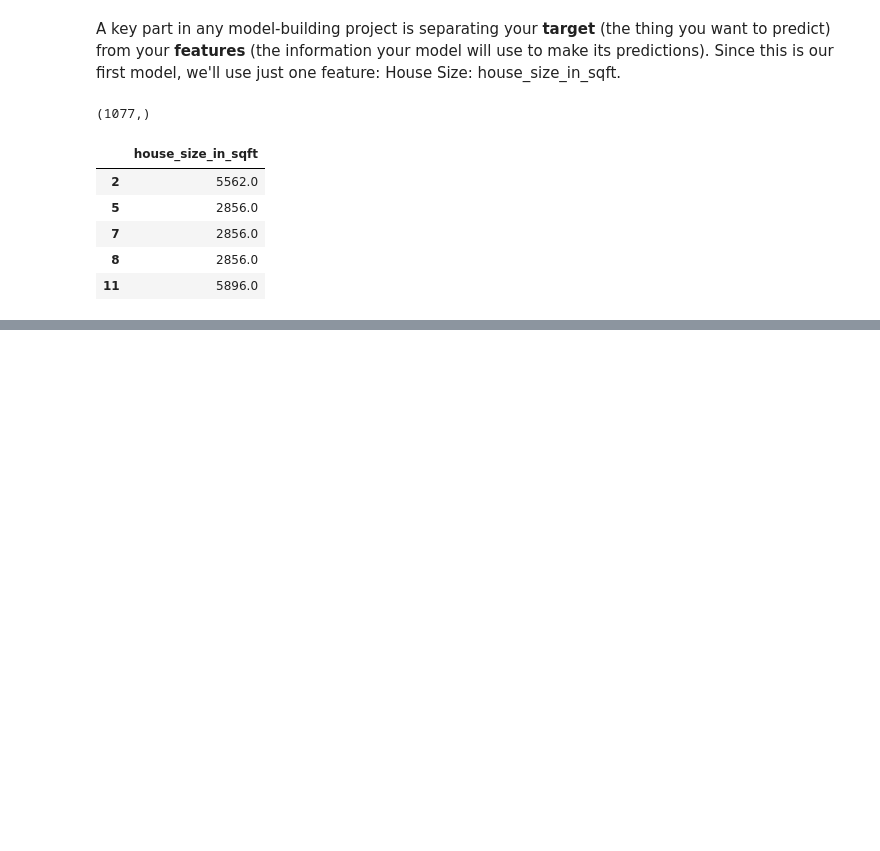
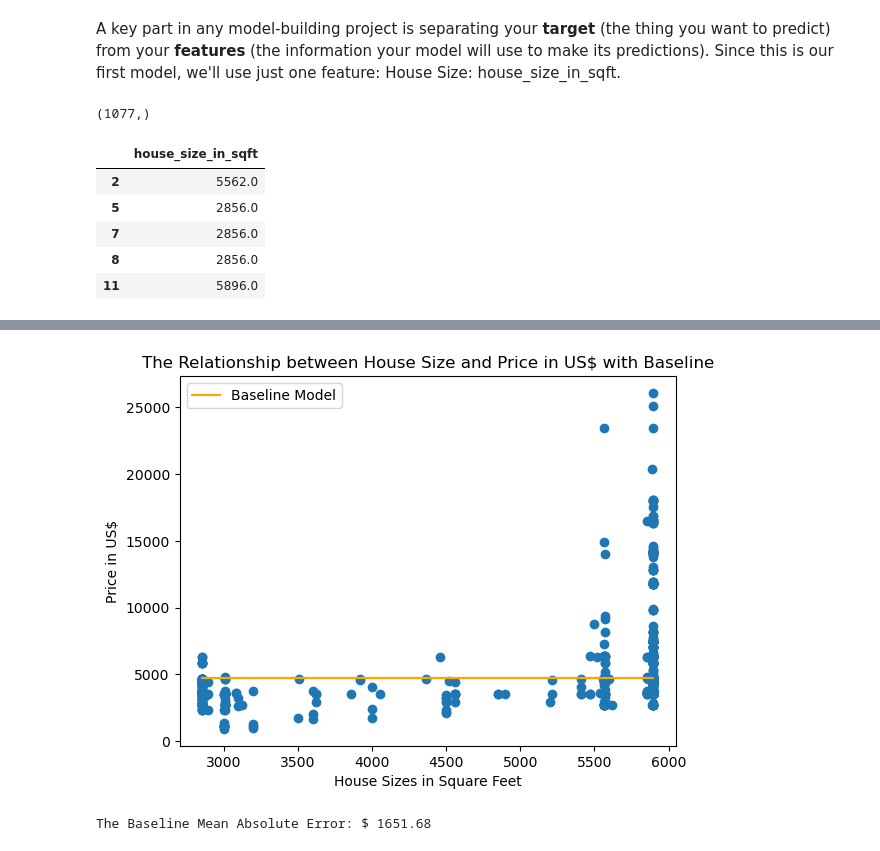
Before and after one commit to dumisanimukuchura/Dehli-Indian-Housing-Analysis-Part-2-Predict-Price-with-Size-Linear-Regression, a Jupyter notebook: notebook/Dehli-Indian-Housing-Analysis-Part-2-Predict-Price-with-Size-Linear-Regression.ipynb, the cells around one changed output, grey strips where cells are left out. Cells and saved outputs as stored; diff of their text form; code cells hidden in the pictures; blank space fills up the shorter version.

Commit message:
Building Model with Linear Regression: Baselining It, Iterating it and Testing it with Mean Absolute Error Perfomance Metric

```diff
--- a/notebook/Dehli-Indian-Housing-Analysis-Part-2-Predict-Price-with-Size-Linear-Regression.ipynb
+++ b/notebook/Dehli-Indian-Housing-Analysis-Part-2-Predict-Price-with-Size-Linear-Regression.ipynb
@@ -201,0 +208,7 @@ X_Train.head()                          #To view a successful split into the Fea
+# %%
+#Mean Calculation for it to be the Predicted Value
+
+y_mean = y_train.mean()
+print("y mean is $", round(y_mean,2))
+y_pred_baseline = [y_mean] * len(y_train)  #Note y_mean is listed []
+y_pred_baseline[:5]
@@ -201,0 +222,20 @@ X_Train.head()                          #To view a successful split into the Fea
+# %%
+# Plot the Baseline against Scatter Plot with updated Cleaned Data
+
+plt.plot(X_Train.values, y_pred_baseline, color = "orange", label = "Baseline Model")
+plt.scatter (x=housing_df["house_size_in_sqft"], y=housing_df["price_approx_usd"])
+plt.xlabel("House Sizes in Square Feet")
+plt.ylabel("Price in US$")
+plt.title("The Relationship between House Size and Price in US$ with Baseline")
+plt.legend(); #To allow printing of Baseline annotations
+
+plt.show();
+# %% [output]
+[figure, added]
+# %%
+# Perfomance Metric for Mean Absolute Error
+
+baseline_mae = mean_absolute_error(y_train, y_pred_baseline)
+print("The Baseline Mean Absolute Error: $", round(baseline_mae, 2))
+# %% [output]
+The Baseline Mean Absolute Error: $ 1651.68
```
Also changed, not shown: parts of 19 cells of this notebook.
